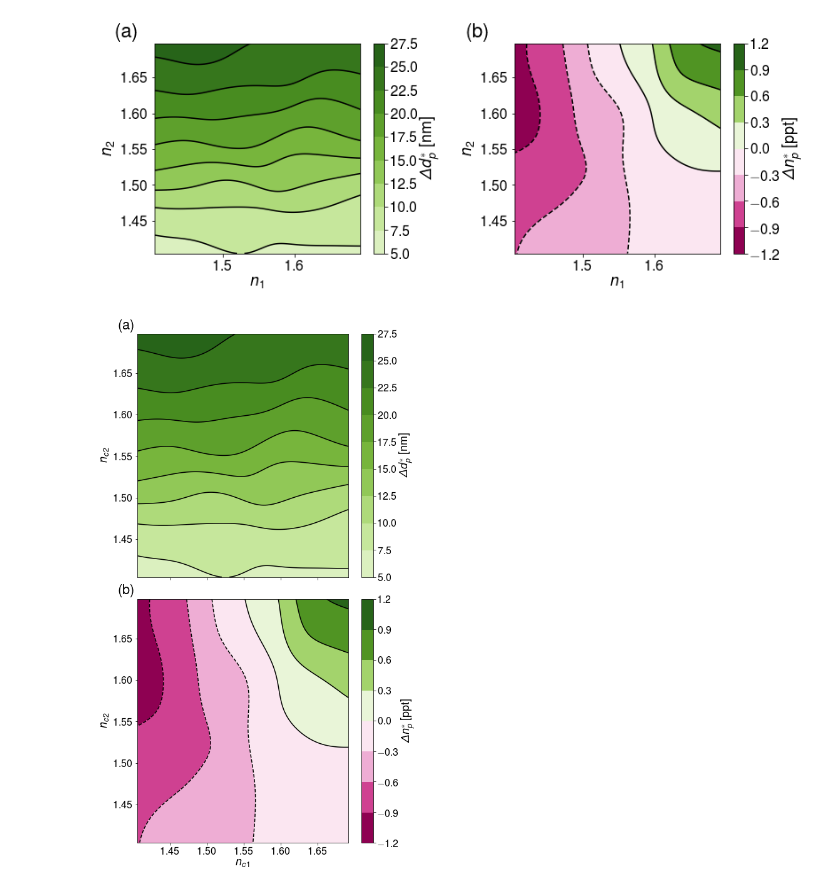
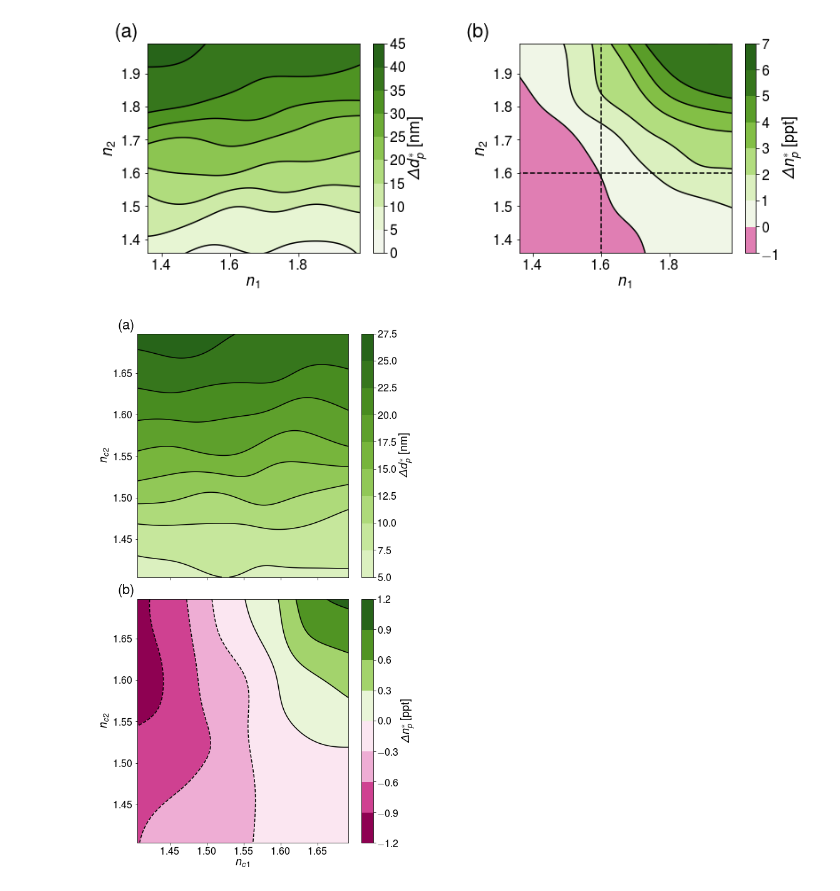
Before and after one commit to laltman2/DDA_binding_assays, a Jupyter notebook: Double_Coat_Plot.ipynb, the cells around one changed output. Cells and saved outputs as stored; diff of their text form; code cells hidden in the pictures.

```diff
--- a/Double_Coat_Plot.ipynb
+++ b/Double_Coat_Plot.ipynb
@@ -145,7 +145,7 @@ def distribution(data, value, nx=100, ny=100):
     rho = akde_nd(data, sample)
     return (rhow/rho).reshape(nx, ny), xx, yy
 # %%
-with open('data/double_coating_samples_fits.json', 'r') as f:
+with open('data/double_coating_samples_fits_largerange.json', 'r') as f:
     data = json.load(f)
 
 df = pd.DataFrame(data)
@@ -165,28 +165,32 @@ ddn_p, xx, yy = distribution([n_1, n_2], dn_p)
 # %%
 fig, axes = plt.subplots(1, 2, figsize=(11,4))
 
 dd = [dda_p, ddn_p]
 labels = [r'$\Delta d_p^*$ [\si{nm}]',
           r'$\Delta n_p^*$ [ppt]']
 letters = [r'(a)', r'(b)']
 for n, ax in enumerate(axes):
     ct = ax.contourf(xx, yy, dd[n], cmap='PiYG', norm=MidpointNormalize(midpoint=0,vmin=np.min(np.append(dd[n], 0)), vmax=np.max(np.append(dd[n], 0))))
     ax.contour(xx, yy, dd[n], colors='k')
     cb = fig.colorbar(ct, ax=ax)
     cb.set_label(labels[n])
     ax.set_xlabel(r'$n_1$')
     fig.text(0.5*n+0.02,1, letters[n], fontsize=22)
     ax.set_ylabel(r'$n_2$')
+    ax.set_ylim(1.36, 1.99)
+    ax.set_xlim(1.36, 1.98)
 
 
+axes[1].vlines(1.6, 1.35, 2, linestyle='dashed')
+axes[1].hlines(1.6, 1.35, 2, linestyle='dashed')
 
 fig.tight_layout(pad=0.1)
 fig.subplots_adjust(wspace=0.4)
 
 
-savefig(fig, 'figures/double_coat_fitdifference02.png')
+savefig(fig, 'figures/double_coat_fitdifference03.png')
 # %% [output]
-[figure, old version]
+[figure, new version]
 # %%
 fig, axes = plt.subplots(2, 1, figsize=(7,12), sharex=True)
 
```
Also changed, not shown: 1 other file.
